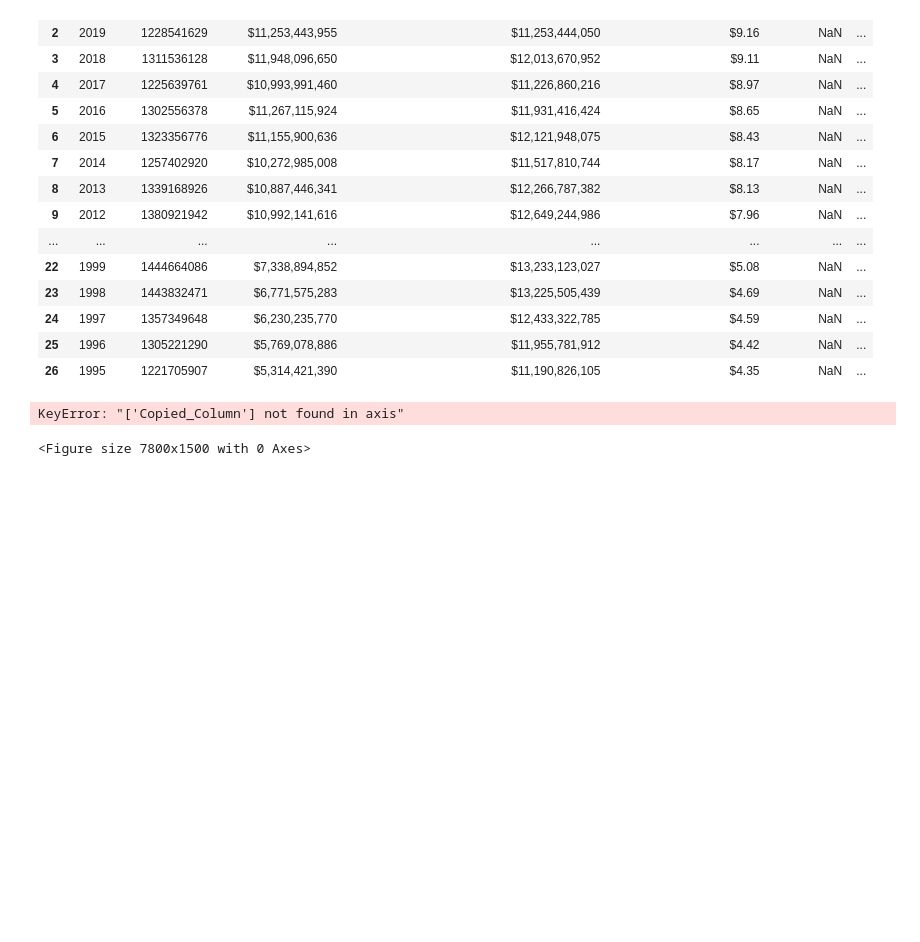
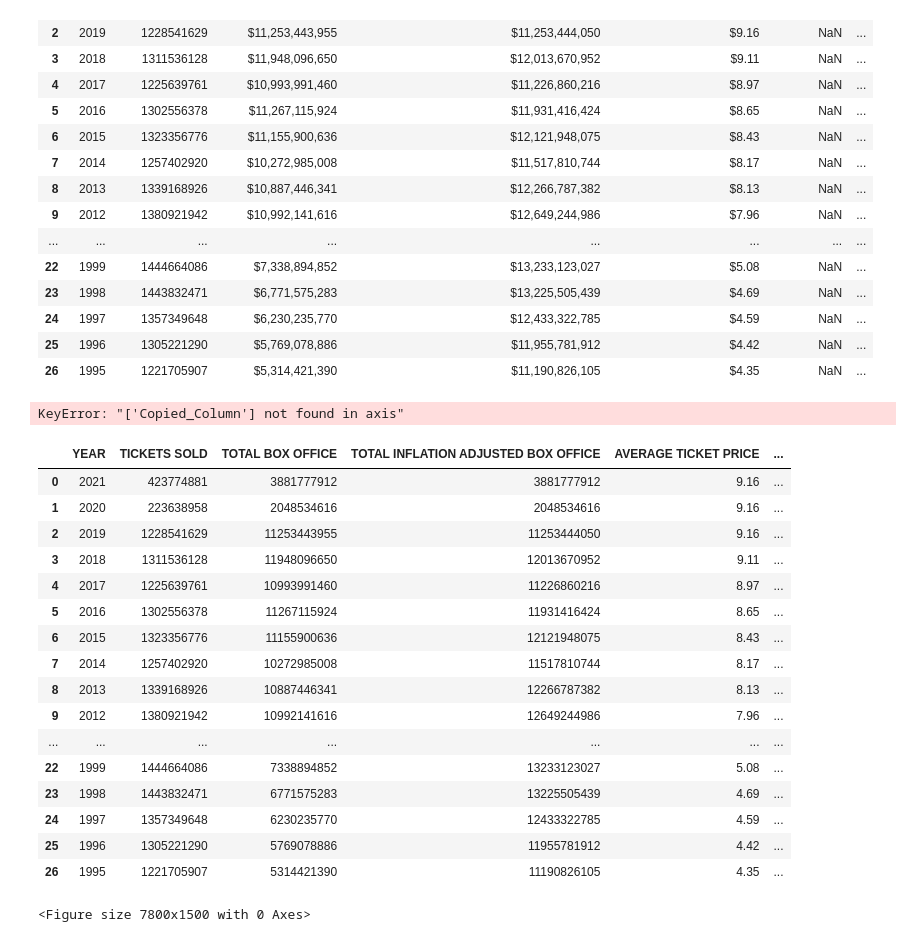
Before and after one commit to EmpressBelless/HollywoodTheatre95-21, a Jupyter notebook: HollywoodMarket95-21TicketSales.ipynb, the cells around one changed output. Cells and saved outputs as stored; diff of their text form; code cells hidden in the pictures; blank space fills up the shorter version.

Commit message:
Editing TicketSales_cleaned file

```diff
--- a/HollywoodMarket95-21TicketSales.ipynb
+++ b/HollywoodMarket95-21TicketSales.ipynb
@@ -103,3 +108,31 @@ ticketsales2 = ticketsales
+# %%
+ticketsales2['TOTAL INFLATION ADJUSTED BOX OFFICE'] = ticketsales2['TOTAL INFLATION ADJUSTED BOX OFFICE'].replace('\$','', regex=True)
+# %%
+ticketsales2['Total Box Office Numeric'] = ticketsales2['Total Box Office Numeric'].replace('\$','', regex=True)
+# %%
+ticketsales2['AVERAGE TICKET PRICE'] = ticketsales2['AVERAGE TICKET PRICE'].replace('\$','', regex=True)
+# %%
+ticketsales2['Total Box Office Numeric'] = ticketsales2['Total Box Office Numeric'].replace(',','', regex=True)
+# %%
+ticketsales2
+# %% [output]
+|  | YEAR | TICKETS SOLD | TOTAL BOX OFFICE | TOTAL INFLATION ADJUSTED BOX OFFICE | AVERAGE TICKET PRICE | ... |
+| 0 | 2021 | 423774881 | 3881777912 | 3881777912 | 9.16 | ... |
+| 1 | 2020 | 223638958 | 2048534616 | 2048534616 | 9.16 | ... |
+| 2 | 2019 | 1228541629 | 11253443955 | 11253444050 | 9.16 | ... |
+| 3 | 2018 | 1311536128 | 11948096650 | 12013670952 | 9.11 | ... |
+| 4 | 2017 | 1225639761 | 10993991460 | 11226860216 | 8.97 | ... |
+| 5 | 2016 | 1302556378 | 11267115924 | 11931416424 | 8.65 | ... |
+| 6 | 2015 | 1323356776 | 11155900636 | 12121948075 | 8.43 | ... |
+| 7 | 2014 | 1257402920 | 10272985008 | 11517810744 | 8.17 | ... |
+| 8 | 2013 | 1339168926 | 10887446341 | 12266787382 | 8.13 | ... |
+| 9 | 2012 | 1380921942 | 10992141616 | 12649244986 | 7.96 | ... |
+| ... | ... | ... | ... | ... | ... | ... |
+| 22 | 1999 | 1444664086 | 7338894852 | 13233123027 | 5.08 | ... |
+| 23 | 1998 | 1443832471 | 6771575283 | 13225505439 | 4.69 | ... |
+| 24 | 1997 | 1357349648 | 6230235770 | 12433322785 | 4.59 | ... |
+| 25 | 1996 | 1305221290 | 5769078886 | 11955781912 | 4.42 | ... |
+| 26 | 1995 | 1221705907 | 5314421390 | 11190826105 | 4.35 | ... |
 # %%
 ticketsales2.to_csv('../TicketSales_cleaned.csv')
 # %%
```
Also changed, not shown: parts of 1 cell of this notebook.
